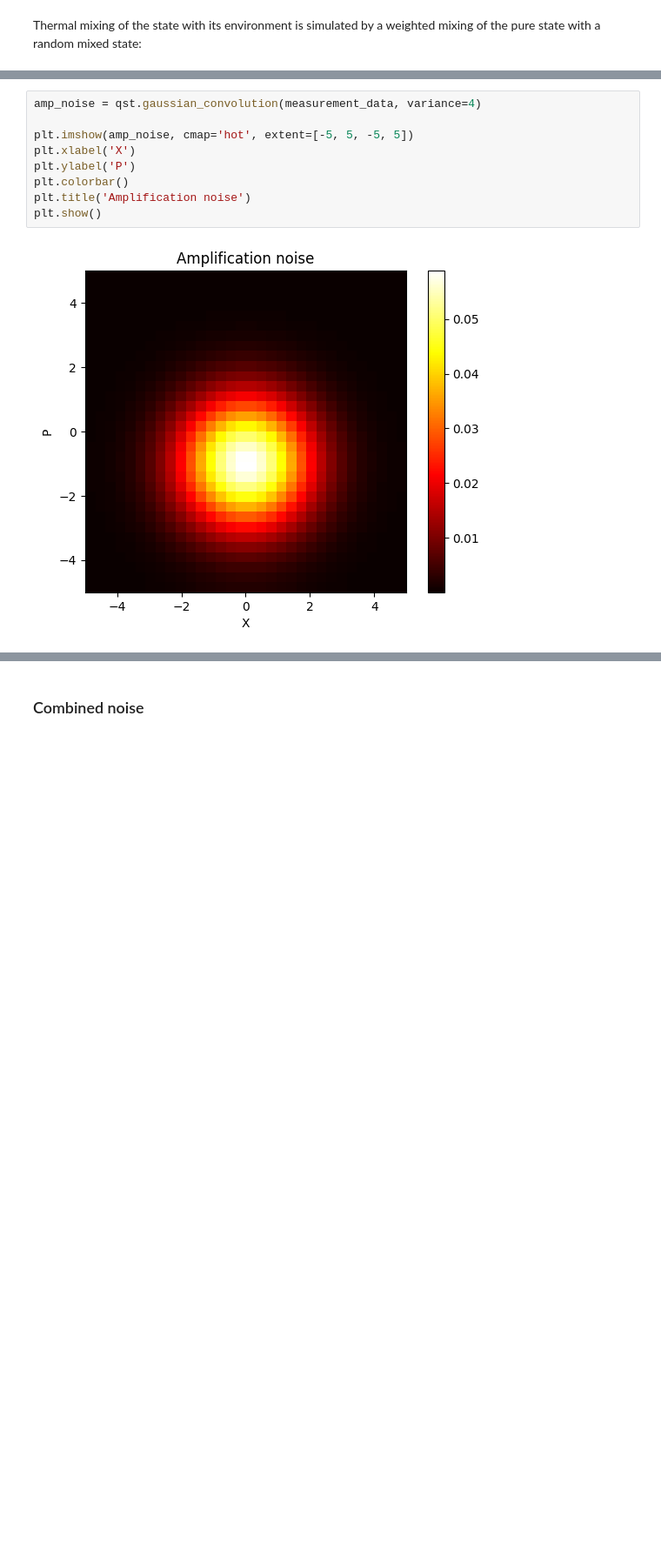
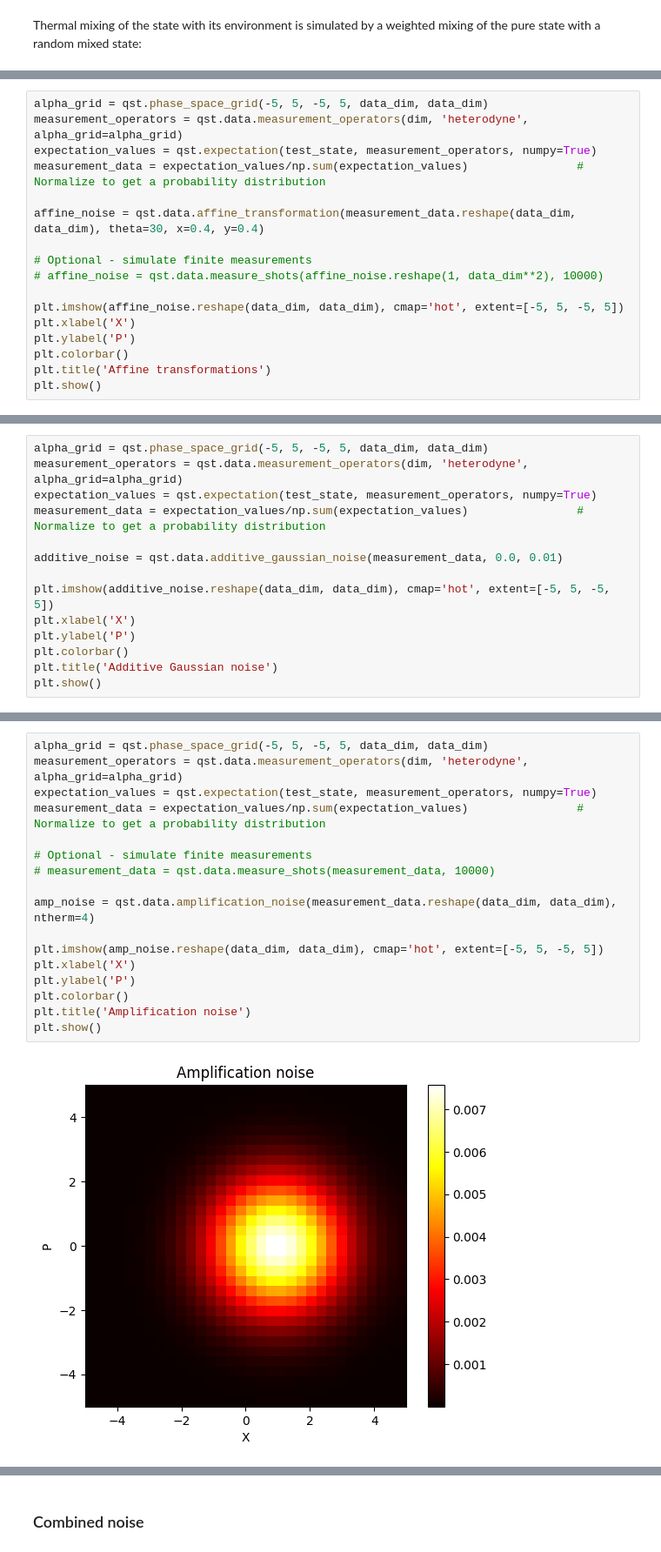
Before and after one commit to georgefitzgerald02/qsttoolkit, a Jupyter notebook: example_notebooks/Noise_demo.ipynb, the cells around one changed output, grey strips where cells are left out. Shown at 87% size. Cells and saved outputs as stored; diff of their text form; blank space fills up the shorter version.

```diff
--- a/example_notebooks/Noise_demo.ipynb
+++ b/example_notebooks/Noise_demo.ipynb
@@ -67,0 +106,17 @@ plt.show()
+# %%
+alpha_grid = qst.phase_space_grid(-5, 5, -5, 5, data_dim, data_dim)
+measurement_operators = qst.data.measurement_operators(dim, 'heterodyne', alpha_grid=alpha_grid)
+expectation_values = qst.expectation(test_state, measurement_operators, numpy=True)
+measurement_data = expectation_values/np.sum(expectation_values)                # Normalize to get a probability distribution
+
+affine_noise = qst.data.affine_transformation(measurement_data.reshape(data_dim, data_dim), theta=30, x=0.4, y=0.4)
+
+# Optional - simulate finite measurements
+# affine_noise = qst.data.measure_shots(affine_noise.reshape(1, data_dim**2), 10000)
+
+plt.imshow(affine_noise.reshape(data_dim, data_dim), cmap='hot', extent=[-5, 5, -5, 5])
+plt.xlabel('X')
+plt.ylabel('P')
+plt.colorbar()
+plt.title('Affine transformations')
+plt.show()
@@ -67,0 +127,14 @@ plt.show()
+# %%
+alpha_grid = qst.phase_space_grid(-5, 5, -5, 5, data_dim, data_dim)
+measurement_operators = qst.data.measurement_operators(dim, 'heterodyne', alpha_grid=alpha_grid)
+expectation_values = qst.expectation(test_state, measurement_operators, numpy=True)
+measurement_data = expectation_values/np.sum(expectation_values)                # Normalize to get a probability distribution
+
+additive_noise = qst.data.additive_gaussian_noise(measurement_data, 0.0, 0.01)
+
+plt.imshow(additive_noise.reshape(data_dim, data_dim), cmap='hot', extent=[-5, 5, -5, 5])
+plt.xlabel('X')
+plt.ylabel('P')
+plt.colorbar()
+plt.title('Additive Gaussian noise')
+plt.show()
@@ -70,11 +147,19 @@ Additional bosonic modes may arise from the amplification regime used for the op
 # %%
-amp_noise = qst.gaussian_convolution(measurement_data, variance=4)
+alpha_grid = qst.phase_space_grid(-5, 5, -5, 5, data_dim, data_dim)
+measurement_operators = qst.data.measurement_operators(dim, 'heterodyne', alpha_grid=alpha_grid)
+expectation_values = qst.expectation(test_state, measurement_operators, numpy=True)
+measurement_data = expectation_values/np.sum(expectation_values)                # Normalize to get a probability distribution
 
-plt.imshow(amp_noise, cmap='hot', extent=[-5, 5, -5, 5])
+# Optional - simulate finite measurements
+# measurement_data = qst.data.measure_shots(measurement_data, 10000)
+
+amp_noise = qst.data.amplification_noise(measurement_data.reshape(data_dim, data_dim), ntherm=4)
+
+plt.imshow(amp_noise.reshape(data_dim, data_dim), cmap='hot', extent=[-5, 5, -5, 5])
 plt.xlabel('X')
 plt.ylabel('P')
 plt.colorbar()
 plt.title('Amplification noise')
 plt.show()
 # %% [output]
-[figure, old version]
+[figure, new version]
```
Also changed, not shown: parts of 29 cells of this notebook, 5 other files.
